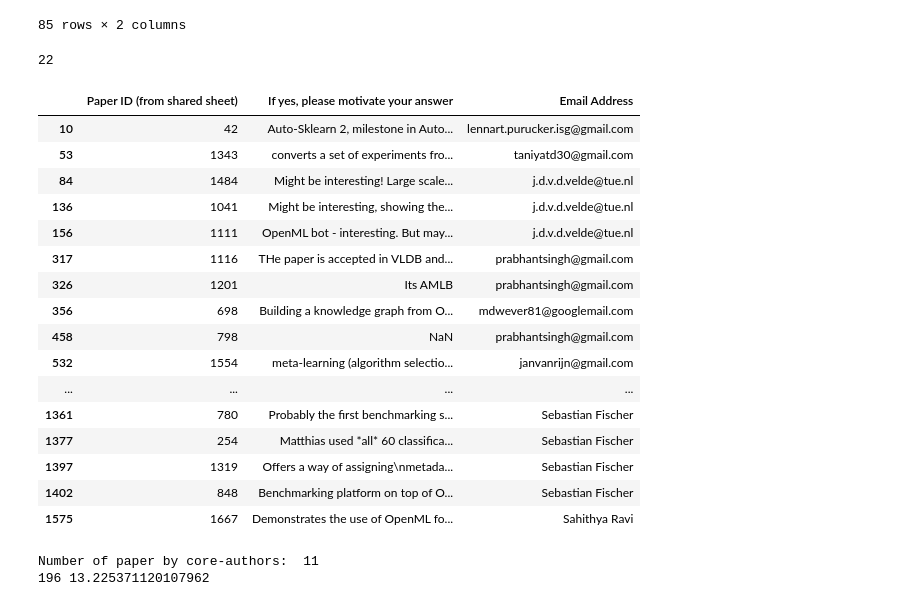
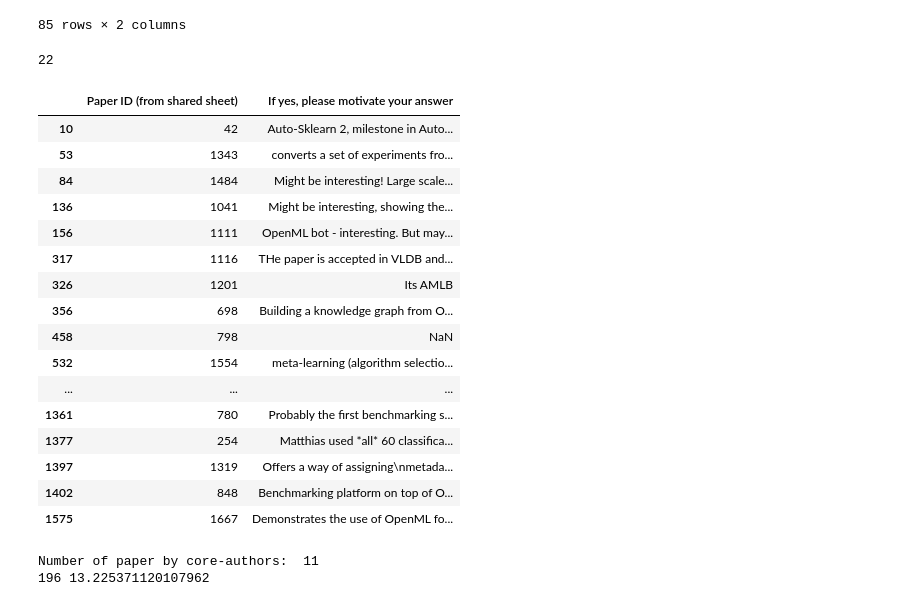
Before and after one commit to openml/OpenML-Paper-Impact-Analysis, a Jupyter notebook: scripts/openml_impact_analysis.ipynb, the cells around one changed output. Cells and saved outputs as stored; diff of their text form; code cells hidden in the pictures.

```diff
--- a/scripts/openml_impact_analysis.ipynb
+++ b/scripts/openml_impact_analysis.ipynb
@@ -32,0 +11,8 @@ df.head()
+# %%
+path1 = '../data/collected_papers.csv' # Original list of collected papers
+path2 = "../data/Final_survey_data.csv" # Survey Results
+
+df = pd.read_csv(path2)
+
+print("Total no of reviews recieved: ", len(df))
+df.head()
@@ -55,3 +47,0 @@ pd.DataFrame(df.columns)
-# %%
-df = pd.read_excel("/content/Final_survey_data(1).xlsx")
-print("Total reviews recieved: ", len(df))
@@ -63,4 +53,4 @@ Match paper id and title
 # %%
-Total_papers = pd.read_excel(url2, sheet_name = "Sheet1")
+Total_papers = pd.read_csv(path1)
 print("Total scraped papers: ", len(Total_papers))
 # %% [output]
@@ -74,3 +62,8 @@ assigned_papers_dict = assigned_papers_dict["Title"]
+# %%
+sheet1 = Total_papers[["Paper ID", "openml-suites-2021", "openml-python-2021", "openml-2014", "openml-r-2017"]]
+sheet1.rename(columns={"Paper ID": "Paper ID (from shared sheet)"}, inplace=True)
+df = df.merge(sheet1, on="Paper ID (from shared sheet)", how="left")
+df.head()
 # %%
 # Step 1: Remove Dublicates
 
@@ -662,28 +584,28 @@ Number of paper by core-authors:  24
 # %%
 starred_papers = available_papers[available_papers["Star it as some cool project to be showcased in our paper?"] == "Yes"]
 
 print(len(starred_papers))
 
-starred_papers[["Paper ID (from shared sheet)", "If yes, please motivate your answer", "Email Address"]]
+starred_papers[["Paper ID (from shared sheet)", "If yes, please motivate your answer"]]
 # %% [output]
 22
-|  | Paper ID (from shared sheet) | If yes, please motivate your answer | Email Address |
-| 10 | 42 | Auto-Sklearn 2, milestone in Auto... | lennart.purucker.isg@gmail.com |
-| 53 | 1343 | converts a set of experiments fro... | taniyatd30@gmail.com |
-| 84 | 1484 | Might be interesting! Large scale... | j.d.v.d.velde@tue.nl |
-| 136 | 1041 | Might be interesting, showing the... | j.d.v.d.velde@tue.nl |
-| 156 | 1111 | OpenML bot - interesting. But may... | j.d.v.d.velde@tue.nl |
-| 317 | 1116 | THe paper is accepted in VLDB and... | prabhantsingh@gmail.com |
-| 326 | 1201 | Its AMLB | prabhantsingh@gmail.com |
-| 356 | 698 | Building a knowledge graph from O... | mdwever81@googlemail.com |
-| 458 | 798 | NaN | prabhantsingh@gmail.com |
-| 532 | 1554 | meta-learning (algorithm selectio... | janvanrijn@gmail.com |
-| ... | ... | ... | ... |
-| 1361 | 780 | Probably the first benchmarking s... | Sebastian Fischer |
-| 1377 | 254 | Matthias used *all* 60 classifica... | Sebastian Fischer |
-| 1397 | 1319 | Offers a way of assigning\nmetada... | Sebastian Fischer |
-| 1402 | 848 | Benchmarking platform on top of O... | Sebastian Fischer |
-| 1575 | 1667 | Demonstrates the use of OpenML fo... | Sahithya Ravi |
+|  | Paper ID (from shared sheet) | If yes, please motivate your answer |
+| 10 | 42 | Auto-Sklearn 2, milestone in Auto... |
+| 53 | 1343 | converts a set of experiments fro... |
+| 84 | 1484 | Might be interesting! Large scale... |
+| 136 | 1041 | Might be interesting, showing the... |
+| 156 | 1111 | OpenML bot - interesting. But may... |
+| 317 | 1116 | THe paper is accepted in VLDB and... |
+| 326 | 1201 | Its AMLB |
+| 356 | 698 | Building a knowledge graph from O... |
+| 458 | 798 | NaN |
+| 532 | 1554 | meta-learning (algorithm selectio... |
+| ... | ... | ... |
+| 1361 | 780 | Probably the first benchmarking s... |
+| 1377 | 254 | Matthias used *all* 60 classifica... |
+| 1397 | 1319 | Offers a way of assigning\nmetada... |
+| 1402 | 848 | Benchmarking platform on top of O... |
+| 1575 | 1667 | Demonstrates the use of OpenML fo... |
 # %%
 # output_file = "starred_papers.csv"
 # starred_papers.to_csv(output_file, index=False)
```
Also changed, not shown: parts of 39 cells of this notebook.
